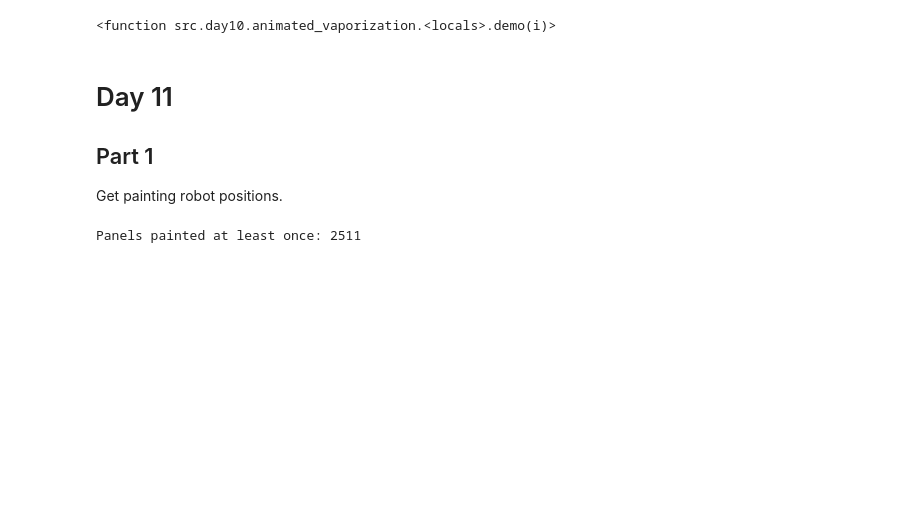
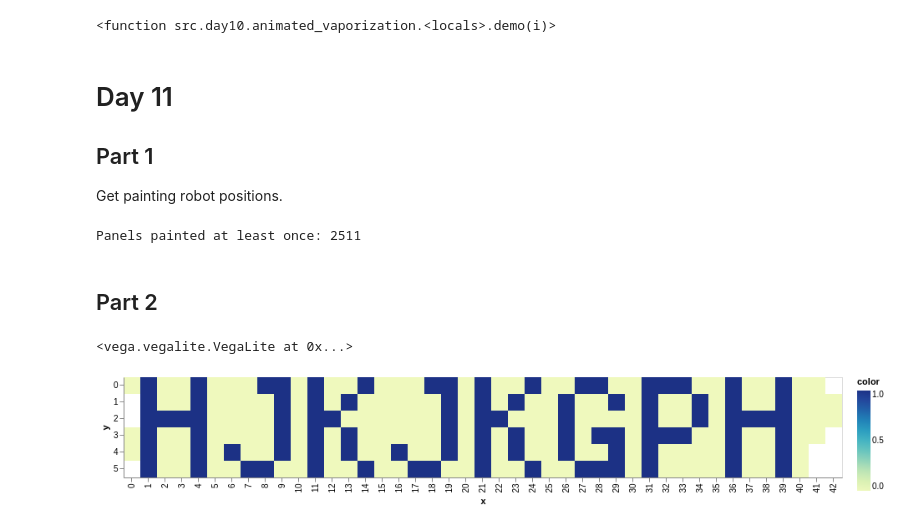
Before and after one commit to BeatrizBL/Adventofcode_2019, a Jupyter notebook: notebooks/Challenge_executions.ipynb, the cells around one changed output. Saved outputs shown, nothing was run; the diff lists cells and outputs as text; code cells hidden in the pictures; blank space fills up the shorter version.

Commit message:
Day 11 - part 2

```diff
--- a/notebooks/Challenge_executions.ipynb
+++ b/notebooks/Challenge_executions.ipynb
@@ -314,3 +314,10 @@ paintings = day11.get_painted_positions(program)
 print('Panels painted at least once: {}'.format(len(paintings.keys())))
 # %% [output]
 Panels painted at least once: 2511
+# %% [markdown]
+## Part 2
+# %%
+day11.paint_registration_id(program)
+# %% [output]
+<vega.vegalite.VegaLite at 0x...>
+[figure, added]
```
Also changed, not shown: 1 other file.
